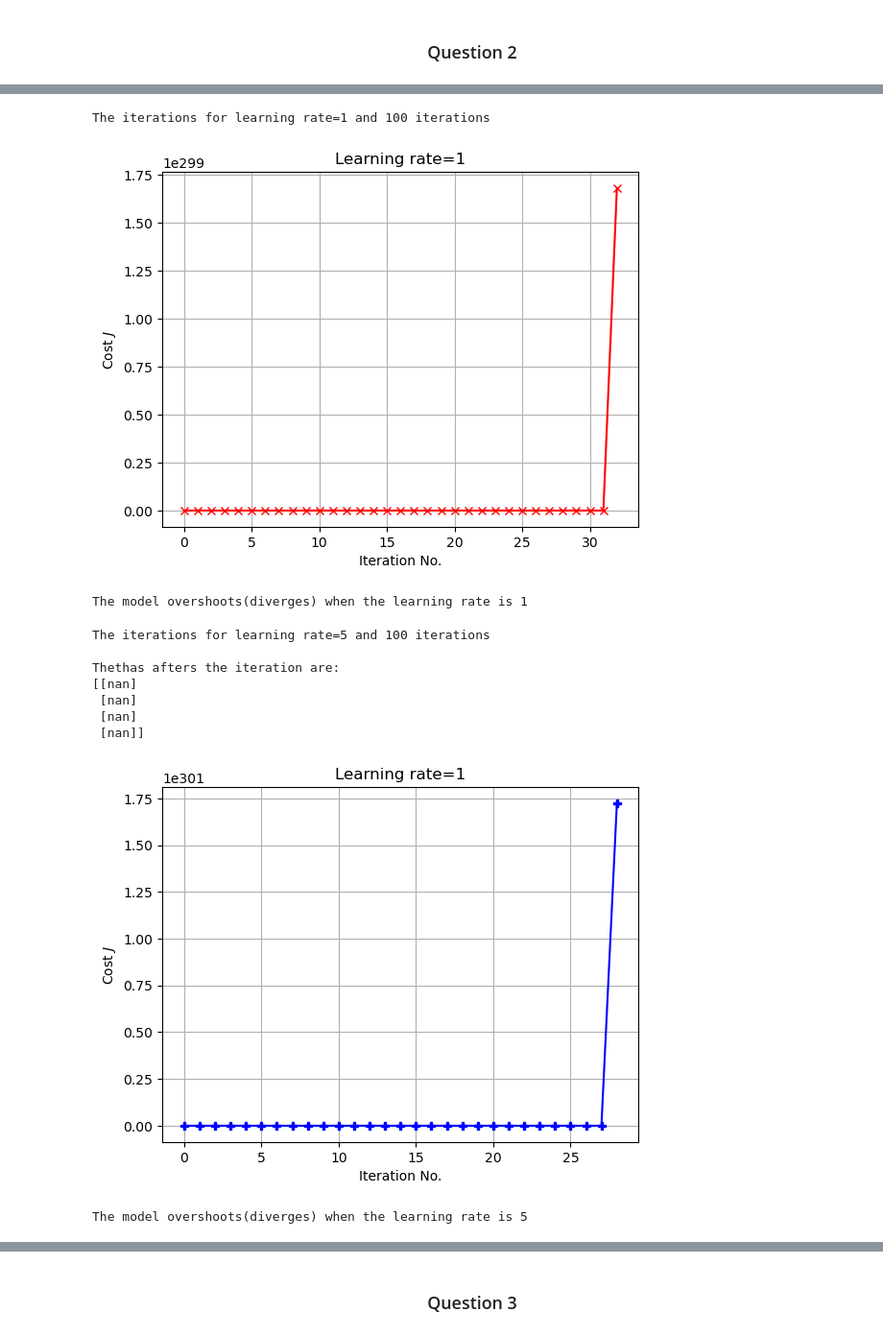
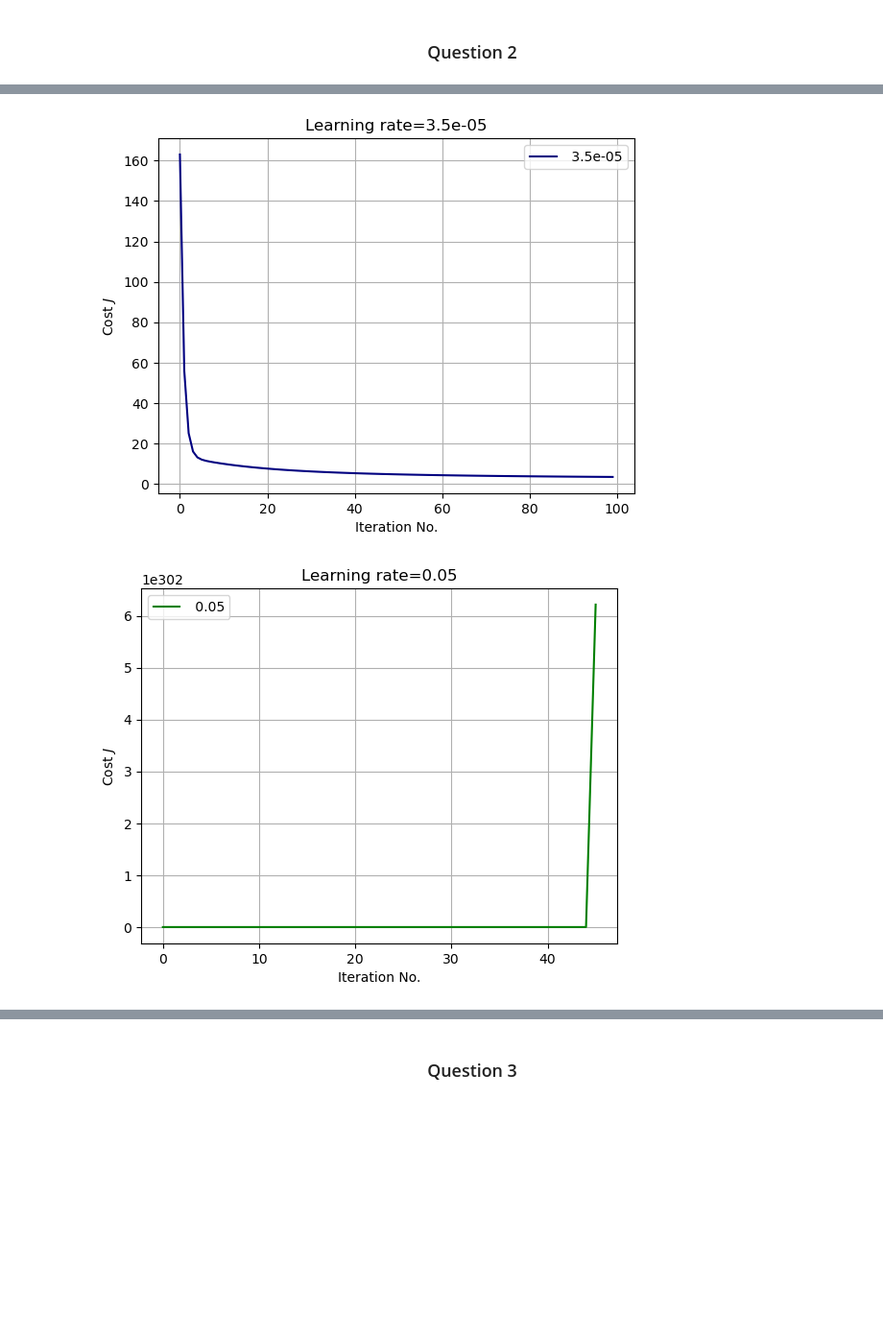
Before and after one commit to FeziweMelvin/Marketing_Sales, a Jupyter notebook: marketing.ipynb, the cells around one changed output, grey strips where cells are left out. Shown: that part at 96% size. Drawn from its saved outputs; the diff is of its cells as text; code cells hidden in the pictures; blank space fills up the shorter version.

```diff
--- a/marketing.ipynb
+++ b/marketing.ipynb
@@ -264,39 +220,36 @@ The model converges when the learning rate is 0.000035, Mimimal Cost Fuction =6.
-# %%
-empty_list = [] #To store Cost Functions
-thethas_3, retJ_hist_3 = gradient_desc(X_modified, y_mod,thethas, 1, 100, empty_list)
-
-plt.plot(retJ_hist_3, marker="x", color="red")
-plt.xlabel("Iteration No.")
-plt.ylabel("Cost $J$")
-plt.title("Learning rate=1")
-plt.grid(True)
-plt.show()
-
-print("The model overshoots(diverges) when the learning rate is 1")
-# %% [output]
-The iterations for learning rate=1 and 100 iterations
-[figure, removed]
-The model overshoots(diverges) when the learning rate is 1
-# %%
-empty_list = [] #To store Cost Functions
-thethas_4, retJ_hist_4 = gradient_desc(X_modified, y_mod,thethas, 5, 100, empty_list)
-print(f"\nThethas afters the iteration are: \n{thethas_4}")
-
-plt.plot(retJ_hist_4, marker="P", color="blue")
-plt.xlabel("Iteration No.")
-plt.ylabel("Cost $J$")
-plt.title("Learning rate=1")
-plt.grid(True)
-plt.show()
-
-print("The model overshoots(diverges) when the learning rate is 5")
-# %% [output]
-The iterations for learning rate=5 and 100 iterations
-
-Thethas afters the iteration are:
-[[nan]
- [nan]
- [nan]
- [nan]]
-[figure, removed]
-The model overshoots(diverges) when the learning rate is 5
+# %%
+iter_list = [0.000035, 0.05,0.1,1.5] #learning rates for the gradient descent
+colour = ["navy", "green", "red", "purple"]
+
+for count_rate , l_rate in enumerate(iter_list):
+    empty_list = []
+    newThethas , costF_hist =gradient_desc(X_modified, y_mod,thethas,iter_list[count_rate], 100, J_hist=empty_list)
+
+    plt.plot(costF_hist,label=f" {l_rate}", color = colour[count_rate])
+    plt.xlabel("Iteration No.")
+    plt.ylabel("Cost $J$")
+    plt.title(f"Learning rate={l_rate}")
+    plt.grid(True)
+    plt.legend()
+    plt.show()
+
+
+empty_list = [] #To store Cost Functions
+thethas_1, retJ_hist_1 = gradient_desc(X_modified, y_mod,thethas, 0.000035, 100, J_hist=empty_list)
+print(f"thethas after 100 iteration using {iter_list[0]} learning rate: {thethas_1} and the costfuction at after 100 iterations is {retJ_hist_1[-1]}\n============================================================================================")
+
+
+empty_list = [] #To store Cost Functions
+thethas_2, retJ_hist_2 = gradient_desc(X_modified, y_mod,thethas, 0.05, 100, empty_list)
+print(f"thethas after 100 iteration using {iter_list[1]} learning rate: {thethas_2} and the costfuction at after 100 iterations is {retJ_hist_2[-1]}\n=============================================================================================")
+
+empty_list = [] #To store Cost Functions
+thethas_3, retJ_hist_3 = gradient_desc(X_modified, y_mod,thethas, 0.1, 100, empty_list)
+print(f"thethas after 100 iteration using {iter_list[2]} learning rate: {thethas_3} and the costfuction at after 100 iterations is {retJ_hist_3[-1]}\n============================================================================================")
+
+empty_list = [] #To store Cost Functions
+thethas_4, retJ_hist_4 = gradient_desc(X_modified, y_mod,thethas, 1.5, 100, empty_list)
+print(f"thethas after 100 iteration using {iter_list[3]} learning rate: {thethas_4}and the costfuction at after 100 iterations is {retJ_hist_4[-1]}")
+# %% [output]
+[figure, added]
+[figure, added]
```
Also changed, not shown: parts of 26 cells of this notebook.
